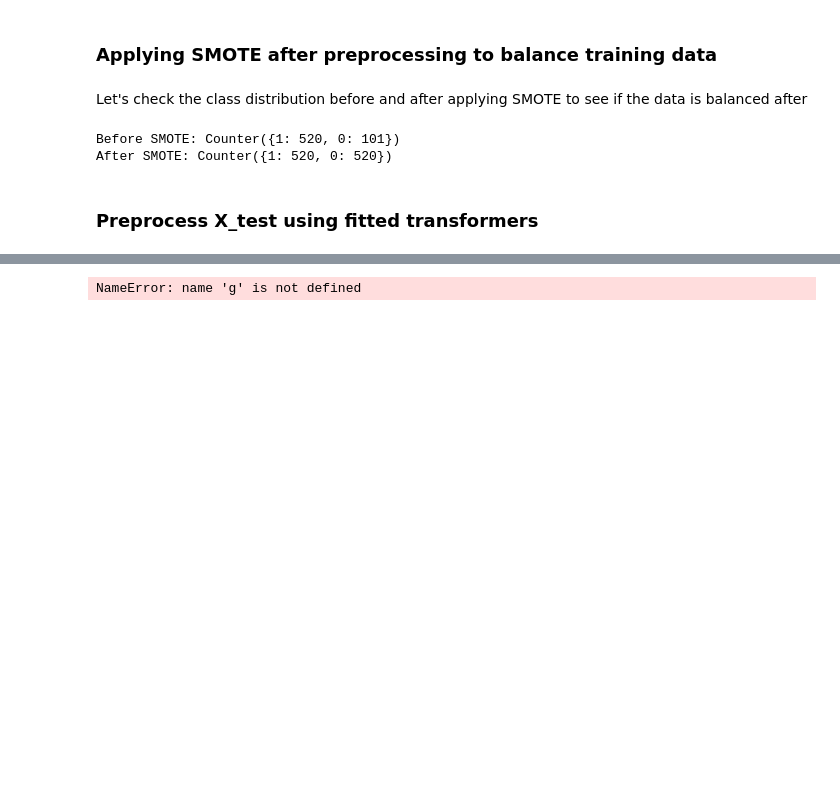
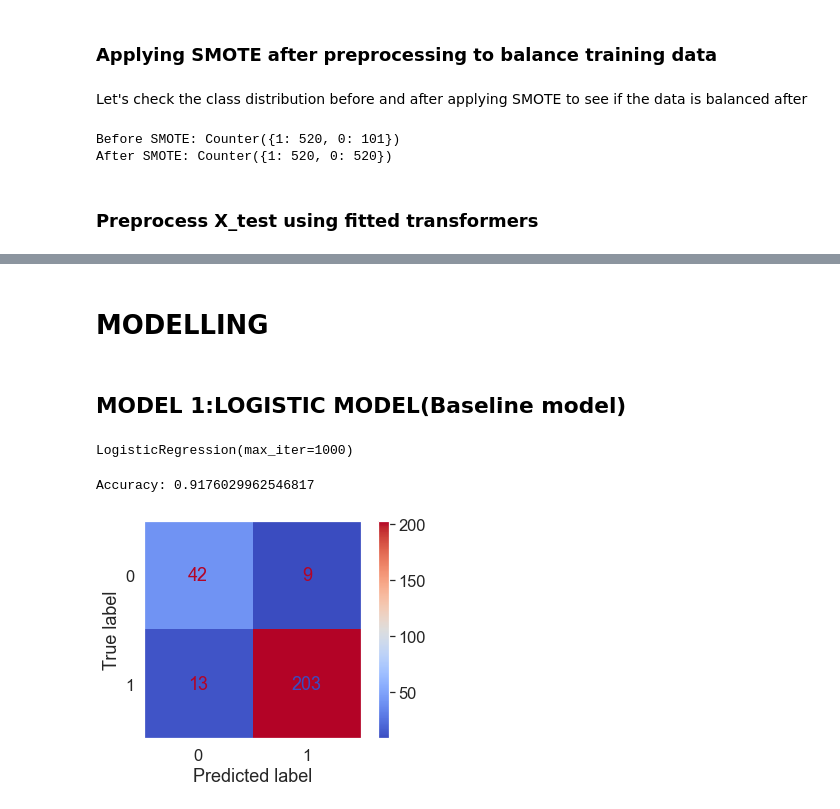
Before and after one commit to Harriet-ngomo/Taxpayer-Risk-Classification, a Jupyter notebook: index.ipynb, the cells around one changed output, grey strips where cells are left out. Saved outputs shown, nothing was run; the diff lists cells and outputs as text; code cells hidden in the pictures; blank space fills up the shorter version.

```diff
--- a/index.ipynb
+++ b/index.ipynb
@@ -502,4 +493,30 @@ X_test_processed.head()
-# %%
-g
-# %% [output]
-NameError: name 'g' is not defined
+# %% [markdown]
+# MODELLING
+# %% [markdown]
+## MODEL 1:LOGISTIC MODEL(Baseline model)
+# %%
+logreg = LogisticRegression(max_iter=1000)
+logreg.fit(X_train_smote, y_train_smote)
+# %% [output]
+LogisticRegression(max_iter=1000)
+# %%
+# Make predictions for the test data using your preprocessed X_test
+y_pred = logreg.predict(X_test_processed)
+
+# Calculate accuracy
+print('Accuracy:', accuracy_score(y_test, y_pred))
+
+# Compute confusion matrix
+cm = confusion_matrix(y_test, y_pred)
+
+# Display confusion matrix with labels from your classifier classes_
+disp = ConfusionMatrixDisplay(confusion_matrix=cm, display_labels=logreg.classes_)
+
+# Plot with customizations
+fig, ax = plt.subplots()
+disp.plot(cmap=plt.cm.coolwarm, ax=ax)
+ax.grid(False)
+plt.show()
+# %% [output]
+Accuracy: 0.9176029962546817
+[figure, added]
```
Also changed, not shown: parts of 4 cells of this notebook.
